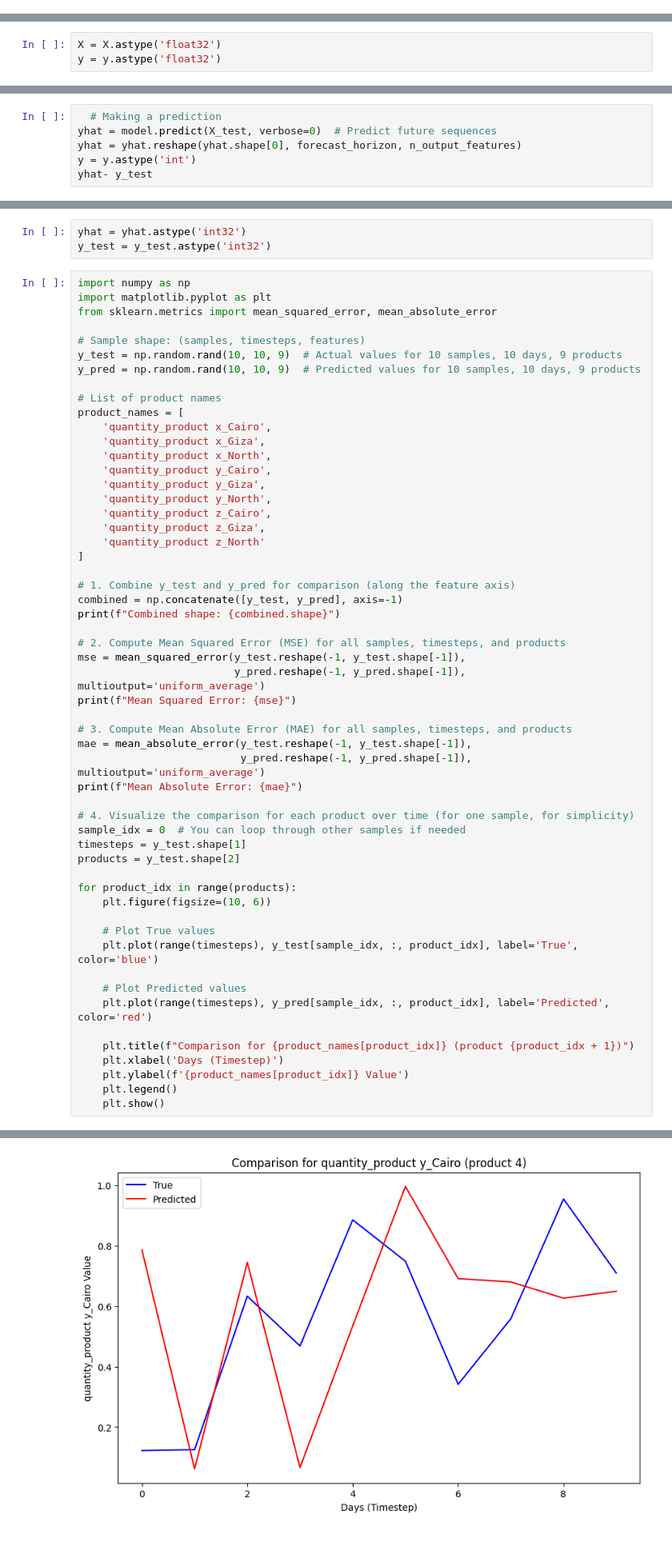
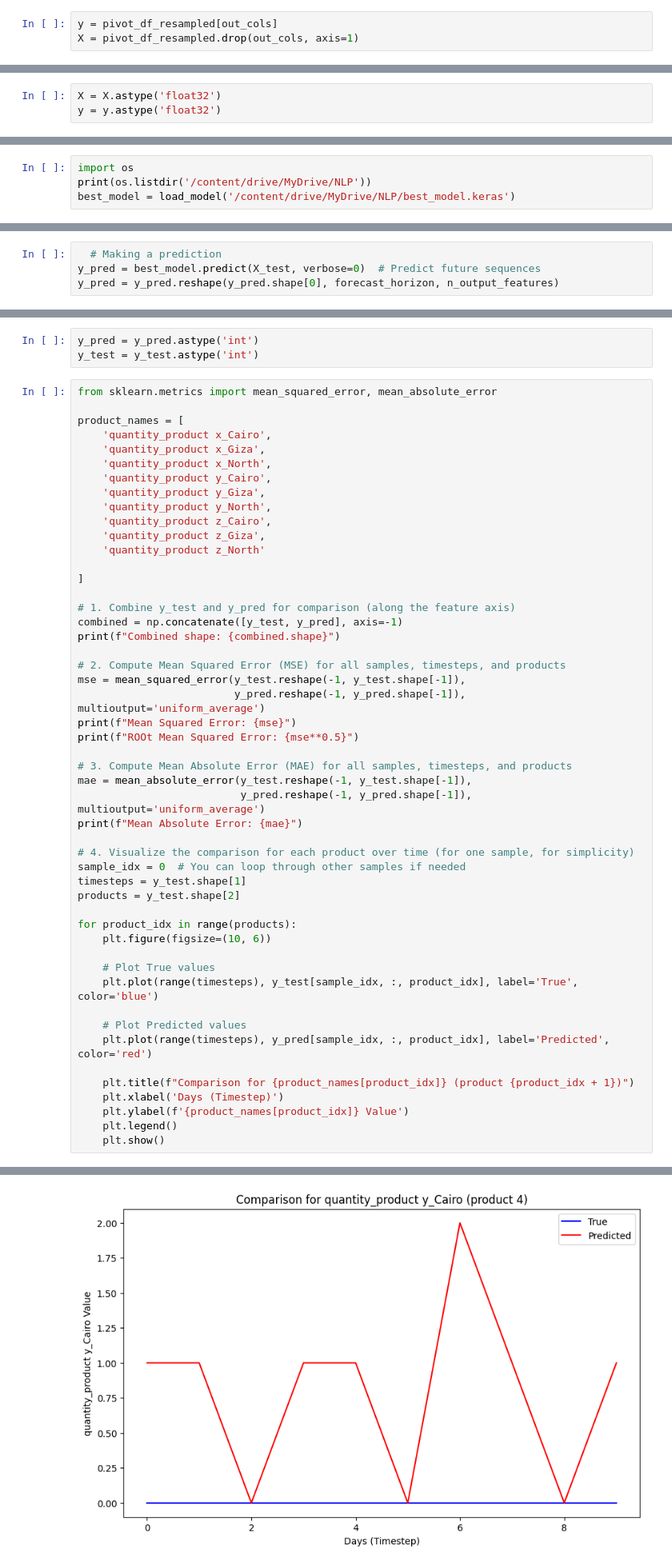
Before and after one commit to momenashra/Algorithms, a Jupyter notebook: Time_series_analysis_using_LSTM.ipynb, the cells around one changed output, grey strips where cells are left out. Shown at 80% size. Cells and saved outputs as stored; diff of their text form; blank space fills up the shorter version.

```diff
--- a/Time_series_analysis_using_LSTM.ipynb
+++ b/Time_series_analysis_using_LSTM.ipynb
@@ -275,0 +452,3 @@ array([[[0, 102.0, 0.0, ..., 0.0, 0.0, 0.0],
+# %%
+y = pivot_df_resampled[out_cols]
+X = pivot_df_resampled.drop(out_cols, axis=1)
@@ -350,0 +575,4 @@ Epoch 50/50
+# %%
+import os
+print(os.listdir('/content/drive/MyDrive/NLP'))
+best_model = load_model('/content/drive/MyDrive/NLP/best_model.keras')
@@ -376,6 +595,4 @@ if 'mae' in history.history:
 # %%
   # Making a prediction
-yhat = model.predict(X_test, verbose=0)  # Predict future sequences
-yhat = yhat.reshape(yhat.shape[0], forecast_horizon, n_output_features)
-y = y.astype('int')
-yhat- y_test
+y_pred = best_model.predict(X_test, verbose=0)  # Predict future sequences
+y_pred = y_pred.reshape(y_pred.shape[0], forecast_horizon, n_output_features)
@@ -408,16 +619,9 @@ y_test.shape
 # %%
-yhat = yhat.astype('int32')
-y_test = y_test.astype('int32')
+y_pred = y_pred.astype('int')
+y_test = y_test.astype('int')
 # %%
-import numpy as np
-import matplotlib.pyplot as plt
 from sklearn.metrics import mean_squared_error, mean_absolute_error
 
-# Sample shape: (samples, timesteps, features)
-y_test = np.random.rand(10, 10, 9)  # Actual values for 10 samples, 10 days, 9 products
-y_pred = np.random.rand(10, 10, 9)  # Predicted values for 10 samples, 10 days, 9 products
-
-# List of product names
 product_names = [
     'quantity_product x_Cairo',
     'quantity_product x_Giza',
@@ -428,6 +632,7 @@ product_names = [
     'quantity_product z_Cairo',
     'quantity_product z_Giza',
     'quantity_product z_North'
+
 ]
 
 # 1. Combine y_test and y_pred for comparison (along the feature axis)
@@ -438,6 +643,7 @@ print(f"Combined shape: {combined.shape}")
 mse = mean_squared_error(y_test.reshape(-1, y_test.shape[-1]),
                          y_pred.reshape(-1, y_pred.shape[-1]), multioutput='uniform_average')
 print(f"Mean Squared Error: {mse}")
+print(f"ROOt Mean Squared Error: {mse**0.5}")
 
 # 3. Compute Mean Absolute Error (MAE) for all samples, timesteps, and products
 mae = mean_absolute_error(y_test.reshape(-1, y_test.shape[-1]),
@@ -473 +680 @@ Mean Absolute Error: 0.3291754331065941
-[figure, old version]
+[figure, new version]
```
Also changed, not shown: parts of 85 cells of this notebook.
